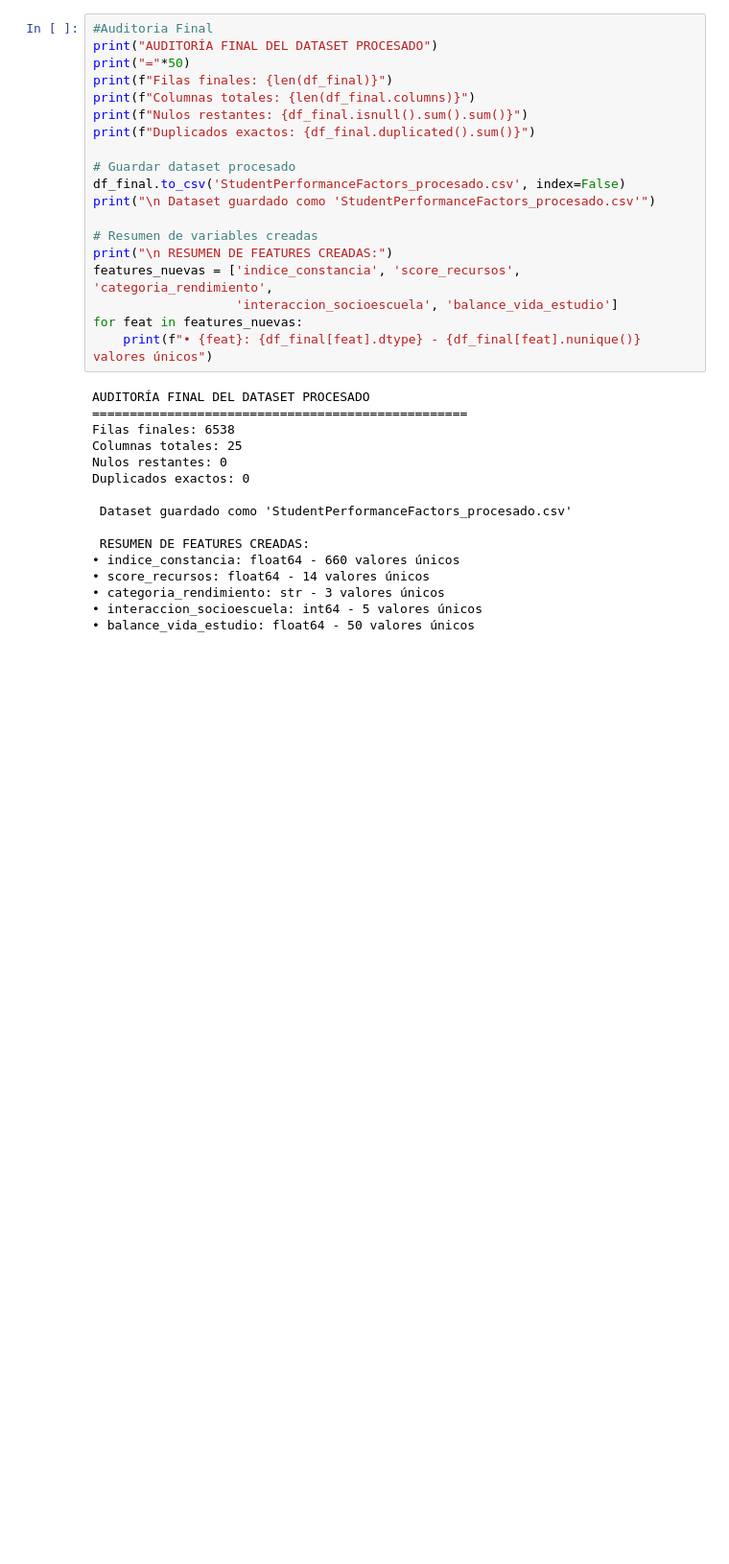
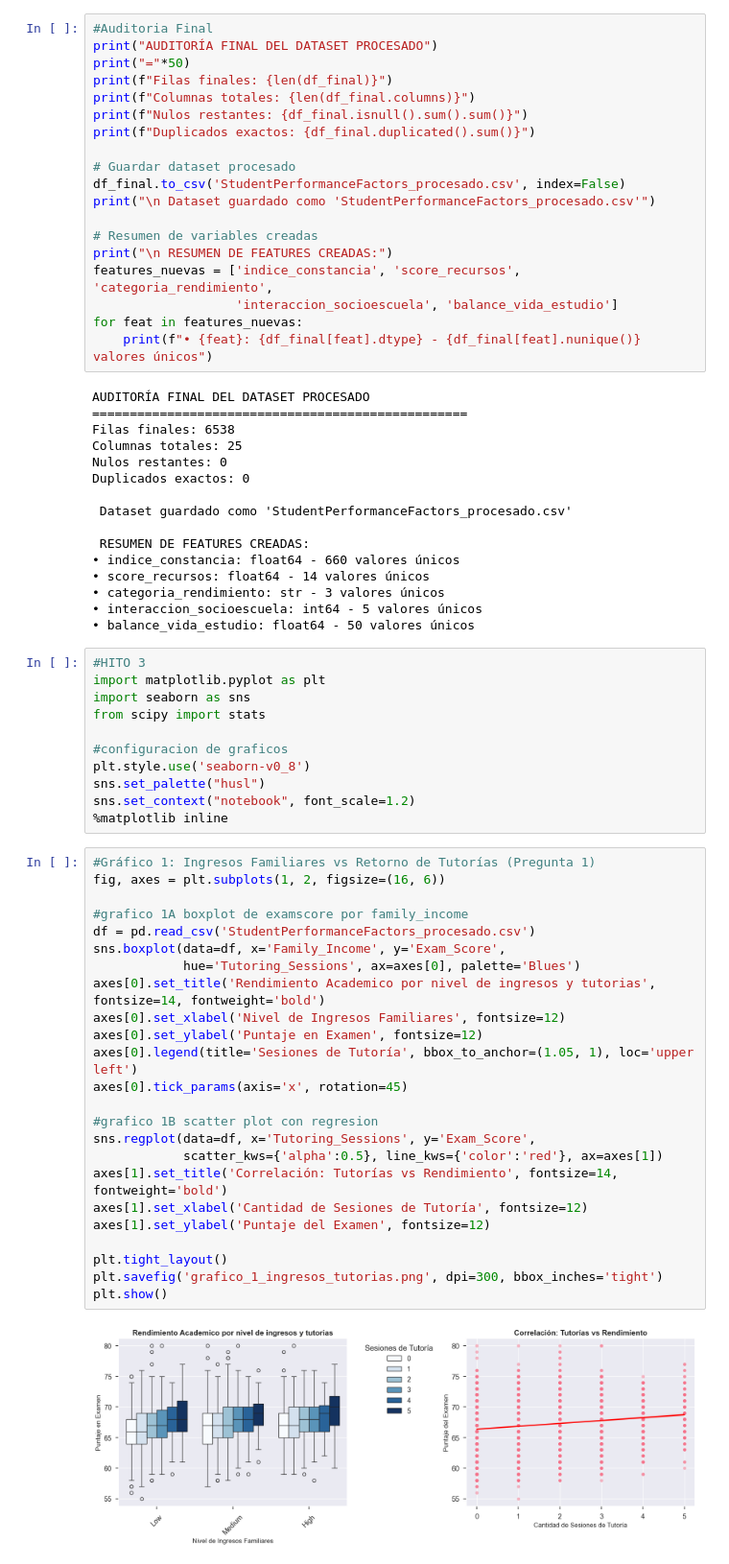
Before and after one commit to navanacho/analisis_datos, a Jupyter notebook: TrabajoIntegrador/TPIntegrador.ipynb, the cells around one changed output. Shown at 96% size. Saved outputs shown, nothing was run; the diff lists cells and outputs as text; blank space fills up the shorter version.

Commit message:
HITO 3 HITO 4

```diff
--- a/TrabajoIntegrador/TPIntegrador.ipynb
+++ b/TrabajoIntegrador/TPIntegrador.ipynb
@@ -318,3 +318,40 @@ Duplicados exactos: 0
 • categoria_rendimiento: str - 3 valores únicos
 • interaccion_socioescuela: int64 - 5 valores únicos
 • balance_vida_estudio: float64 - 50 valores únicos
+# %%
+#HITO 3
+import matplotlib.pyplot as plt
+import seaborn as sns
+from scipy import stats
+
+#configuracion de graficos
+plt.style.use('seaborn-v0_8')
+sns.set_palette("husl")
+sns.set_context("notebook", font_scale=1.2)
+%matplotlib inline
+# %%
+#Gráfico 1: Ingresos Familiares vs Retorno de Tutorías (Pregunta 1)
+fig, axes = plt.subplots(1, 2, figsize=(16, 6))
+
+#grafico 1A boxplot de examscore por family_income
+df = pd.read_csv('StudentPerformanceFactors_procesado.csv')
+sns.boxplot(data=df, x='Family_Income', y='Exam_Score',
+            hue='Tutoring_Sessions', ax=axes[0], palette='Blues')
+axes[0].set_title('Rendimiento Academico por nivel de ingresos y tutorias', fontsize=14, fontweight='bold')
+axes[0].set_xlabel('Nivel de Ingresos Familiares', fontsize=12)
+axes[0].set_ylabel('Puntaje en Examen', fontsize=12)
+axes[0].legend(title='Sesiones de Tutoría', bbox_to_anchor=(1.05, 1), loc='upper left')
+axes[0].tick_params(axis='x', rotation=45)
+
+#grafico 1B scatter plot con regresion
+sns.regplot(data=df, x='Tutoring_Sessions', y='Exam_Score',
+            scatter_kws={'alpha':0.5}, line_kws={'color':'red'}, ax=axes[1])
+axes[1].set_title('Correlación: Tutorías vs Rendimiento', fontsize=14, fontweight='bold')
+axes[1].set_xlabel('Cantidad de Sesiones de Tutoría', fontsize=12)
+axes[1].set_ylabel('Puntaje del Examen', fontsize=12)
+
+plt.tight_layout()
+plt.savefig('grafico_1_ingresos_tutorias.png', dpi=300, bbox_inches='tight')
+plt.show()
+# %% [output]
+[figure, added]
```
Also changed, not shown: parts of 7 cells of this notebook, 6 other files.
